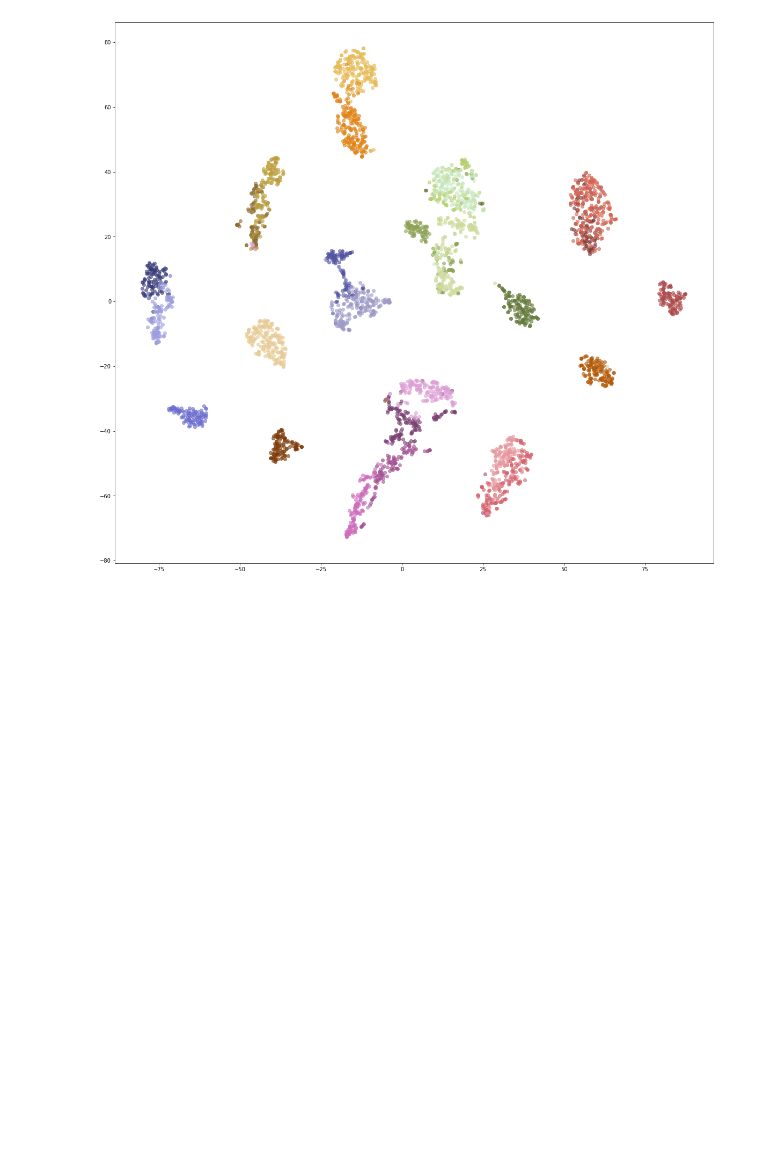
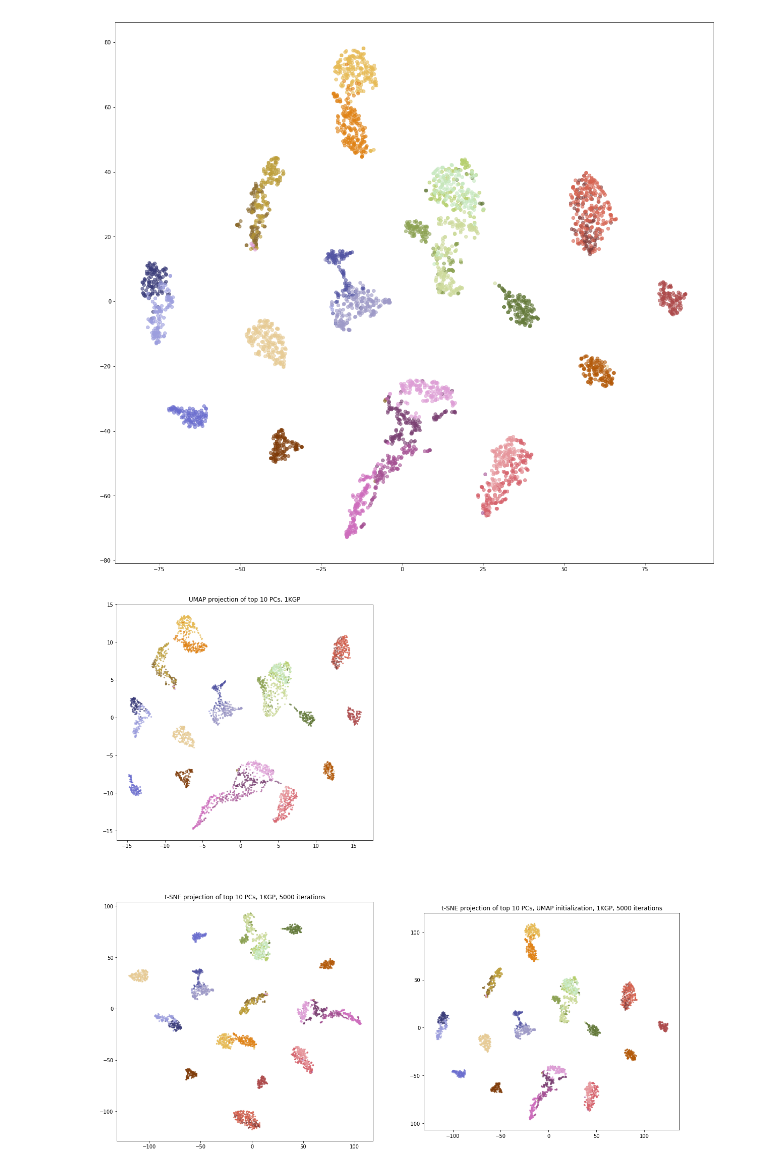
Before and after one commit to diazale/gt-dimred, a Jupyter notebook: Ethnicity exploration.ipynb, the cells around one changed output. Cells and saved outputs as stored; diff of their text form; code cells hidden in the pictures; blank space fills up the shorter version.

```diff
--- a/Ethnicity exploration.ipynb
+++ b/Ethnicity exploration.ipynb
@@ -1002,3 +1002,55 @@ for cont in continents:
     #plt.close()
 # %% [output]
 [figure]
+# %%
+# Compare the following three:
+# UMAP on 10 PCs
+# t-SNE on 10 PCs (default, 5000 iterations)
+# t-SNE on 10 PCs (seeded by UMAP, 5000 iterations)
+
+tg_dir = "/Volumes/Stockage/alex/1000G/projections"
+fname_umap = "1000G_UMAP_PC10_NC2_NN15_MD0.5_20184421291"
+fname_tsne_default = "1000G_TSNE_PCs_SEED_PC10_ITER5000_2018124231521"
+fname_tsne_umap = "1000G_TSNE_UMAP_SEED_PC10_ITER5000_2018124231830"
+
+out_dir = "/Users/alex/Documents/Ethnicity/ms/images"
+
+umap_proj = np.loadtxt(os.path.join(tg_dir, fname_umap))
+tsne_proj = np.loadtxt(os.path.join(tg_dir, fname_tsne_default))
+tsne_umap_proj = np.loadtxt(os.path.join(tg_dir, fname_tsne_umap))
+# %%
+fig = plt.figure(figsize=(20,20))
+ax = fig.add_subplot(221, aspect=1)
+
+proj = umap_proj
+
+for cont in continents:
+    for pop in pop_by_continent[cont]:
+        temp_proj = proj[indices_of_population_members[pop]]
+        ax.scatter(temp_proj[:,0], temp_proj[:,1], label=name_by_code[pop], alpha=0.6, color=color_dict[pop], s=5)
+
+ax.set_title("UMAP projection of top 10 PCs, 1KGP")
+
+ax = fig.add_subplot(223, aspect=1)
+proj = tsne_proj
+
+for cont in continents:
+    for pop in pop_by_continent[cont]:
+        temp_proj = proj[indices_of_population_members[pop]]
+        ax.scatter(temp_proj[:,0], temp_proj[:,1], label=name_by_code[pop], alpha=0.6, color=color_dict[pop], s=5)
+
+ax.set_title("t-SNE projection of top 10 PCs, 1KGP, 5000 iterations")
+
+ax = fig.add_subplot(224, aspect=1)
+proj = tsne_umap_proj
+
+for cont in continents:
+    for pop in pop_by_continent[cont]:
+        temp_proj = proj[indices_of_population_members[pop]]
+        ax.scatter(temp_proj[:,0], temp_proj[:,1], label=name_by_code[pop], alpha=0.6, color=color_dict[pop], s=5)
+
+ax.set_title("t-SNE projection of top 10 PCs, UMAP initialization, 1KGP, 5000 iterations")
+
+fig.savefig(os.path.join(out_dir, "1KGP_tsne_umap.jpeg"),format="jpeg")
+# %% [output]
+[figure, added]
```
Also changed, not shown: 9 other files.
